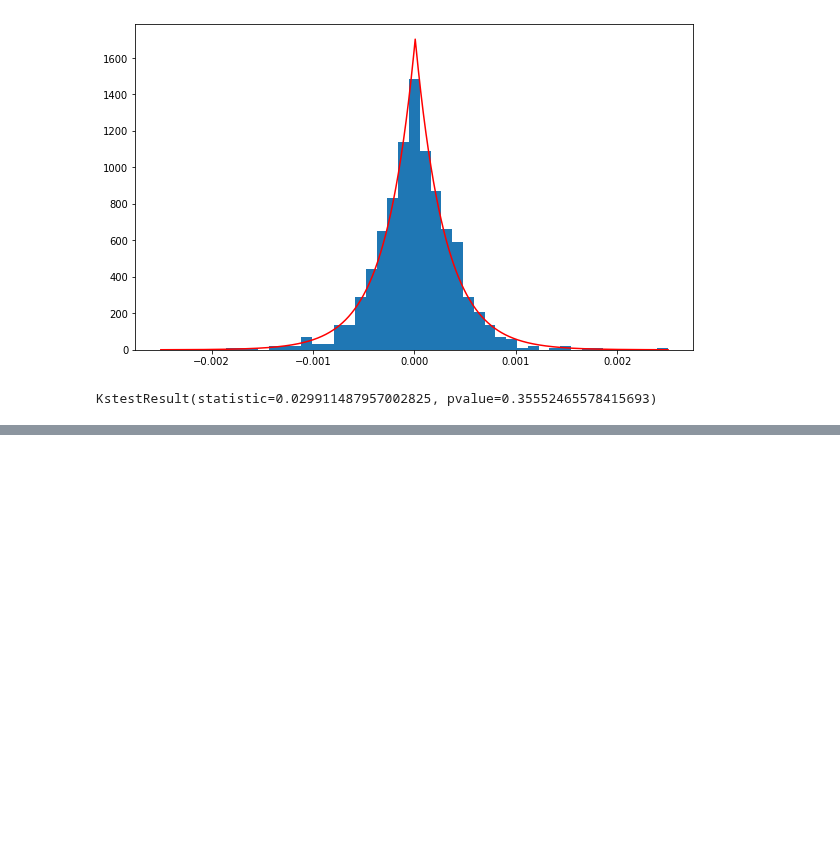
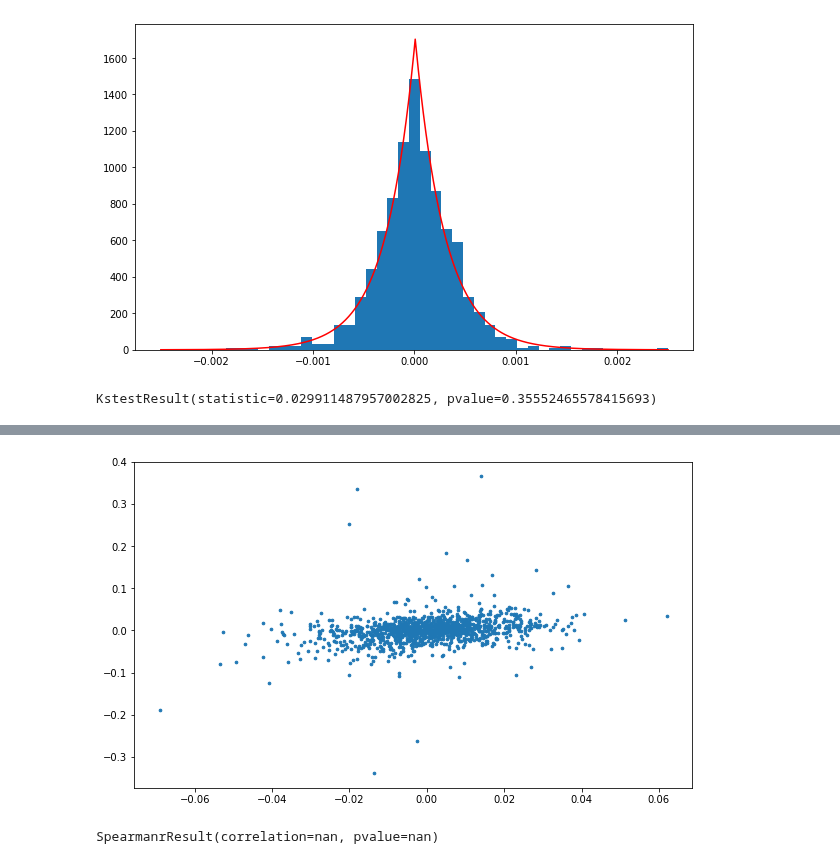
Before and after one commit to Szymex49/NVIDIA_risk_management, a Jupyter notebook: Malec_python.ipynb, the cells around one changed output, grey strips where cells are left out. Saved outputs shown, nothing was run; the diff lists cells and outputs as text; code cells hidden in the pictures; blank space fills up the shorter version.

```diff
--- a/Malec_python.ipynb
+++ b/Malec_python.ipynb
@@ -147,0 +183,14 @@ KstestResult(statistic=0.029911487957002825, pvalue=0.35552465578415693)
+# %%
+X_ = np.log((X)[1:] / (X)[:-1])
+Y_ = np.log(Y[1:] / Y[:-1])
+
+plt.figure(figsize=(10, 6))
+plt.scatter(X_, Y_, s=7)
+#plt.ylim(-0.1, 0.1)
+plt.show()
+# %% [output]
+[figure, added]
+# %%
+sp.spearmanr(X_, Y_)
+# %% [output]
+SpearmanrResult(correlation=nan, pvalue=nan)
```
Also changed, not shown: parts of 10 cells of this notebook.
